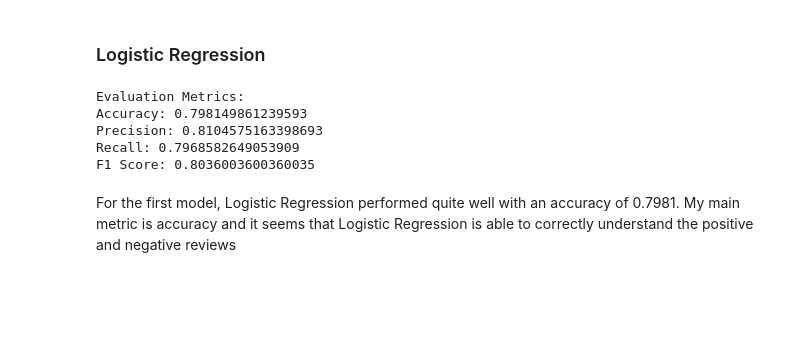
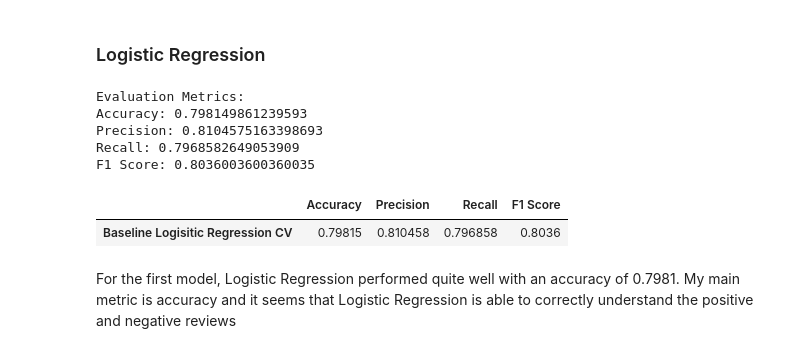
Before and after one commit to ismael-araujo/Hotel-Reviews-Analysis-Using-NLP, a Jupyter notebook: models/baseline-models.ipynb, the cells around one changed output. Saved outputs shown, nothing was run; the diff lists cells and outputs as text; code cells hidden in the pictures; blank space fills up the shorter version.

```diff
--- a/models/baseline-models.ipynb
+++ b/models/baseline-models.ipynb
@@ -190,6 +191,13 @@ Accuracy: 0.798149861239593
 Precision: 0.8104575163398693
 Recall: 0.7968582649053909
 F1 Score: 0.8036003600360035
+# %%
+# Evaluation DataFrame
+evaluation_df = pd.DataFrame.from_dict(metric_dict, orient='index')
+evaluation_df.sort_values(by='Accuracy', ascending=False)
+# %% [output]
+|  | Accuracy | Precision | Recall | F1 Score |
+| Baseline Logisitic Regression CV | 0.79815 | 0.810458 | 0.796858 | 0.8036 |
 # %% [markdown]
 For the first model, Logistic Regression performed quite well with an accuracy of 0.7981. My main metric is accuracy and it seems that Logistic Regression is able to correctly understand the positive and negative reviews
 # %% [markdown]
```
Also changed, not shown: parts of 11 cells of this notebook, 5 other files.
